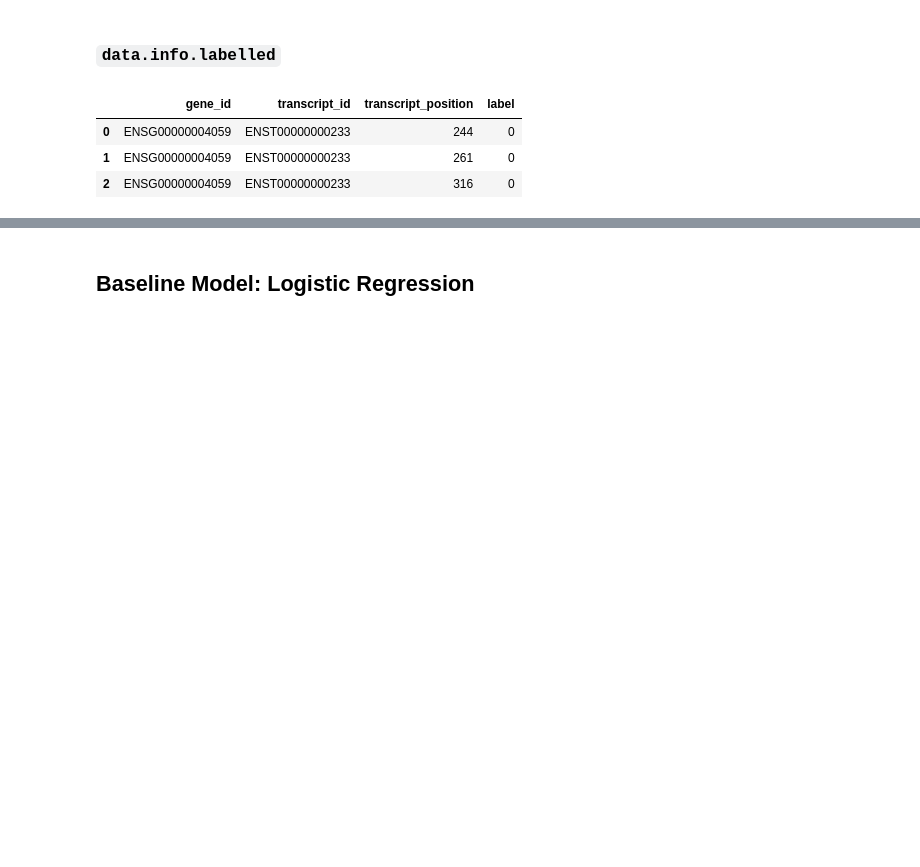
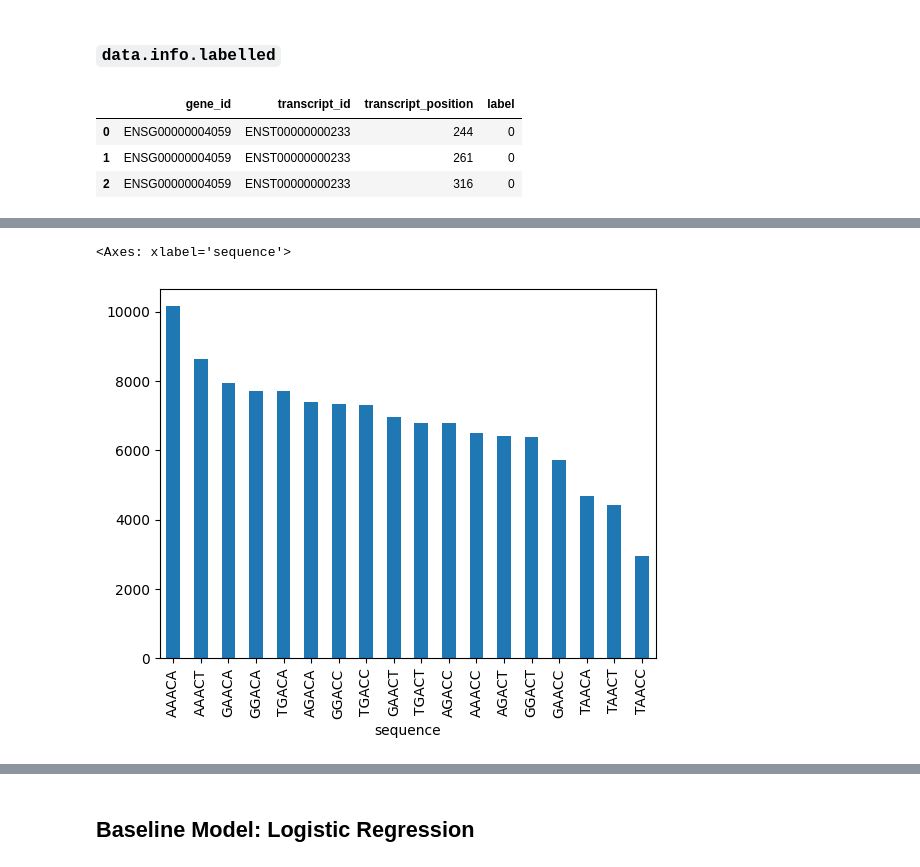
Before and after one commit to okk15y/DSA4262, a Jupyter notebook: project.ipynb, the cells around one changed output, grey strips where cells are left out. Drawn from its saved outputs; the diff is of its cells as text; code cells hidden in the pictures; blank space fills up the shorter version.

```diff
--- a/project.ipynb
+++ b/project.ipynb
@@ -35,15 +37,9 @@ import pandas as pd
 # %%
 # Function to load data.json.gz file as dataframe
-def load_json_gz_to_dataframe(file_path, num_lines=0):
-    '''
-    If num_lines <= 0, read all lines.
-    Else, read until specified number of lines.
-    '''
+def load_json_gz_to_dataframe(file_path):
     data = []
     with gzip.open(file_path) as f:
-        for i, line in enumerate(f, start=1):
-            if num_lines > 0 and i > num_lines:
-                break
+        for line in f.readlines():
             json_data = json.loads(line)
             for transcript, positions in json_data.items():
                 for position, sequences in positions.items():
@@ -53,6 +49,6 @@ def load_json_gz_to_dataframe(file_path, num_lines=0):
                             'transcript_id': transcript,
                             'position': position,
                             'sequence': sequence,
-                            "data" : reads
+                            "data": reads
                             })
     return pd.DataFrame(data)
@@ -69,0 +88,7 @@ labels.head(3)
+# %%
+# Create a copy of the dataset
+df = dataset.copy()
+
+# Take the mean of the reads
+df['data'] = df['data'].apply(lambda x: np.mean(x, axis=0))
+df.head(3)
@@ -69,0 +102,20 @@ labels.head(3)
+# %%
+# Extract the middle 5-mers sequence
+df['sequence'] = df['sequence'].apply(lambda x: x[1:-1])
+
+# Initialize the OneHotEncoder with DRACH motifs
+encoder = OneHotEncoder(categories=[drach_motifs])
+
+# Fit the encoder to 'sequence' and transform it into a one-hot encoded matrix
+one_hot_matrix = encoder.fit_transform(df[['sequence']])
+
+# Convert the one-hot encoded matrix to a list of lists and create a new column in the dataframe
+one_hot_column = pd.Series([list(row) for row in one_hot_matrix.toarray()])
+
+# Concatenate the one-hot encoded column to df
+df = pd.concat([df, one_hot_column.rename('one_hot_encoded')], axis=1)
+
+# Combine 'data' and 'one_hot_encoded' into a single list for each row
+df['combined'] = df.apply(lambda x: x['data'].tolist() + x['one_hot_encoded'], axis=1)
+
+df.head(3)
@@ -69,0 +127,6 @@ labels.head(3)
+# %%
+# Plot the distribution of sequence
+df['sequence'].value_counts().plot(kind='bar')
+# %% [output]
+<Axes: xlabel='sequence'>
+[figure, added]
```
Also changed, not shown: parts of 56 cells of this notebook, 3 other files.
